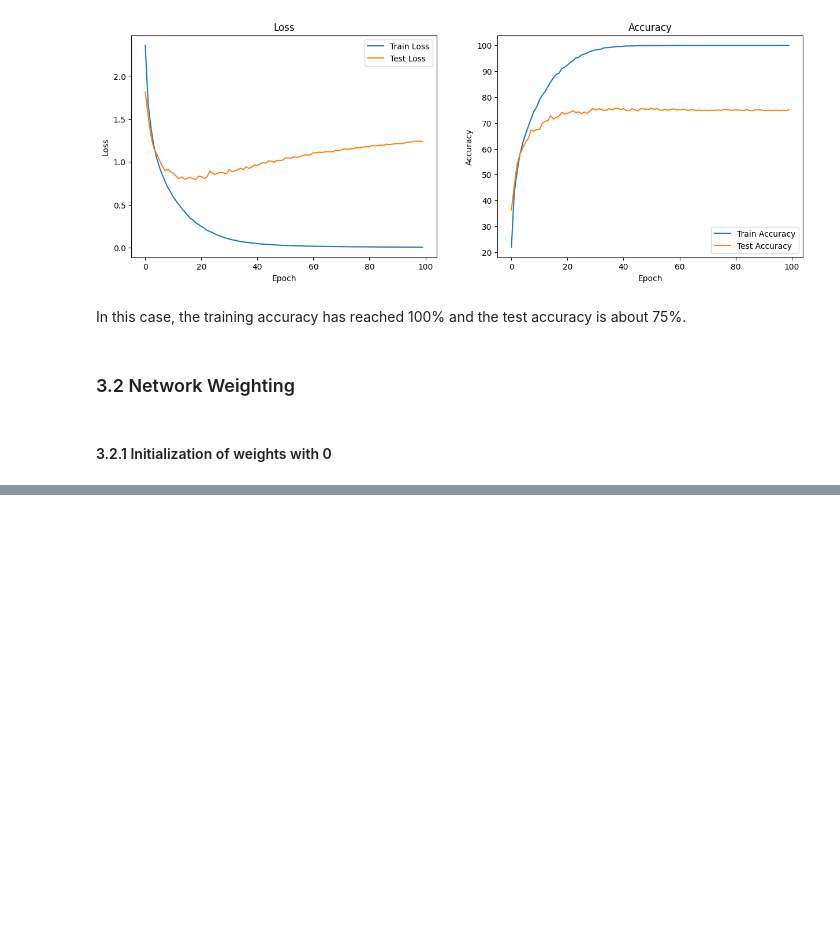
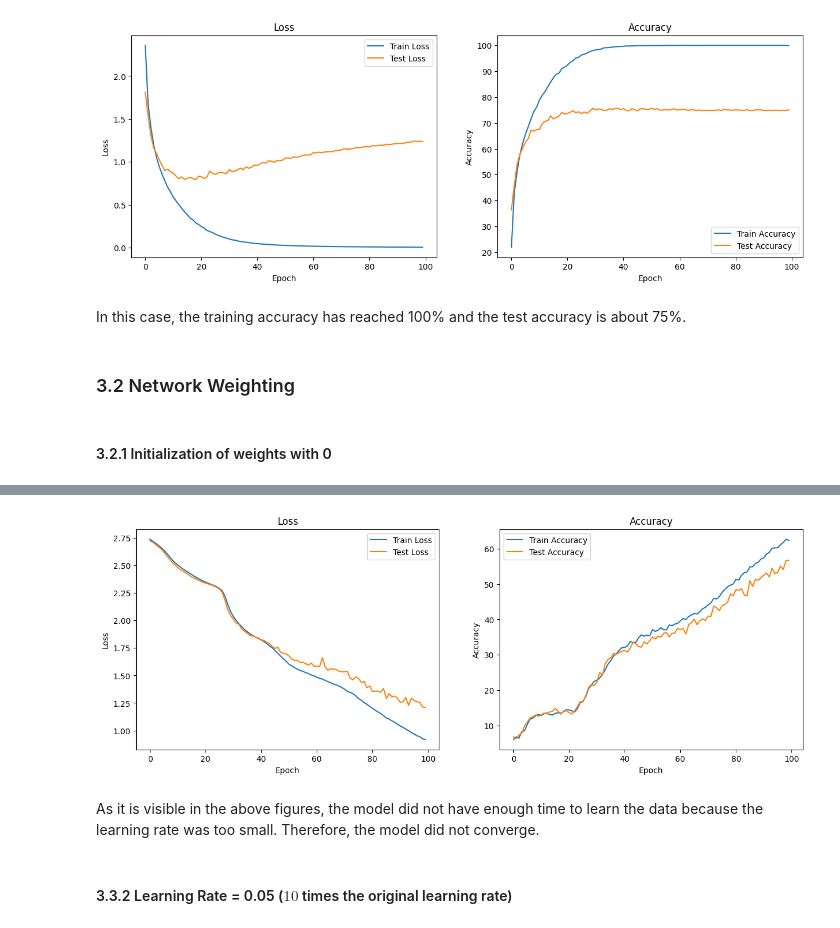
Before and after one commit to PashaBarahimi/Artificial-Intelligence-Projects, a Jupyter notebook: CA6 - Neural Networks/AI-CA6-810199385.ipynb, the cells around one changed output, grey strips where cells are left out. Saved outputs shown, nothing was run; the diff lists cells and outputs as text; code cells hidden in the pictures; blank space fills up the shorter version.

```diff
--- a/CA6 - Neural Networks/AI-CA6-810199385.ipynb
+++ b/CA6 - Neural Networks/AI-CA6-810199385.ipynb
@@ -760,0 +776,11 @@ In this case, the training accuracy has reached 100% and the test accuracy is ab
+# %%
+LEARNING_RATE: float = 0.0005
+# %%
+network = FeedForwardNN(INPUT_SIZE)
+network.add_layer(35, activation=ReLU())
+network.add_layer(35, activation=ReLU())
+network.add_layer(35, activation=ReLU())
+network.add_layer(16, activation=Identical())
+network.set_training_params(learning_rate=LEARNING_RATE)
+
+log = network.fit(EPOCHS, TRAIN_LOADER, TEST_LOADER)
@@ -760,0 +805,8 @@ In this case, the training accuracy has reached 100% and the test accuracy is ab
+# %%
+plot_results(log)
+# %% [output]
+[figure, added]
+# %% [markdown]
+As it is visible in the above figures, the model did not have enough time to learn the data because the learning rate was too small. Therefore, the model did not converge.
+# %% [markdown]
+#### 3.3.2 Learning Rate = 0.05 ($10$ times the original learning rate)
```
Also changed, not shown: parts of 31 cells of this notebook.
